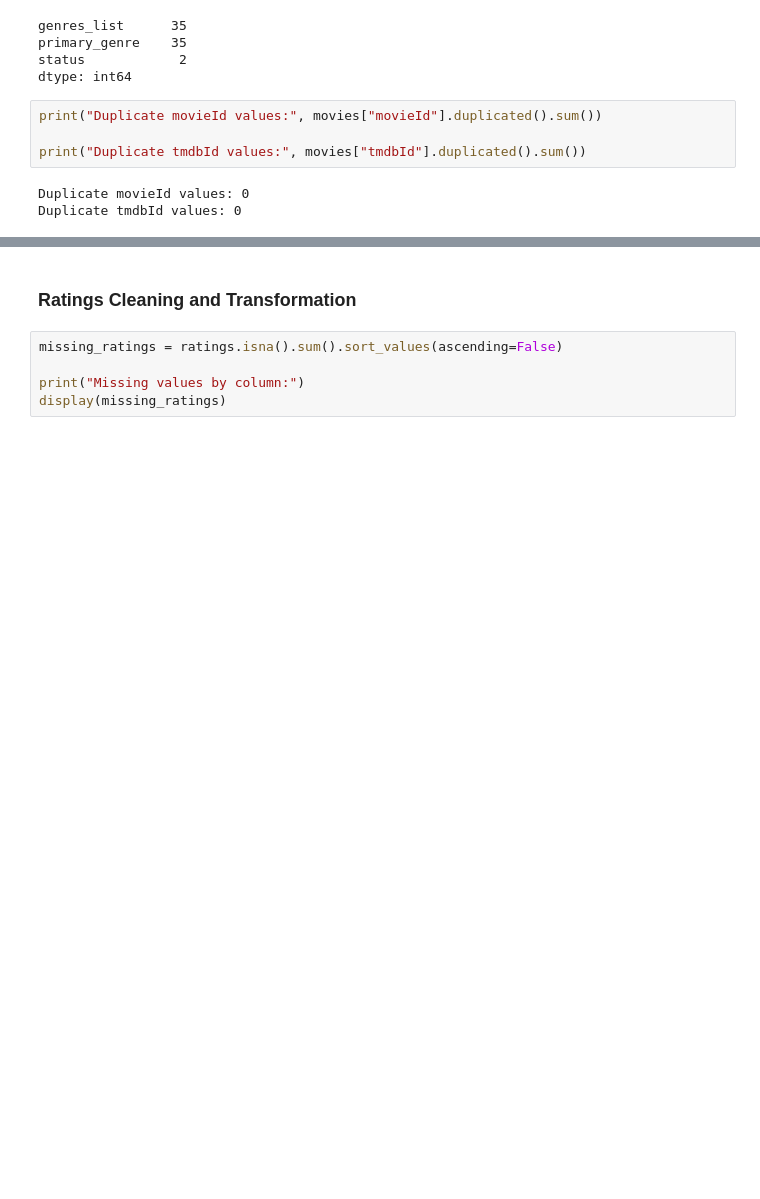
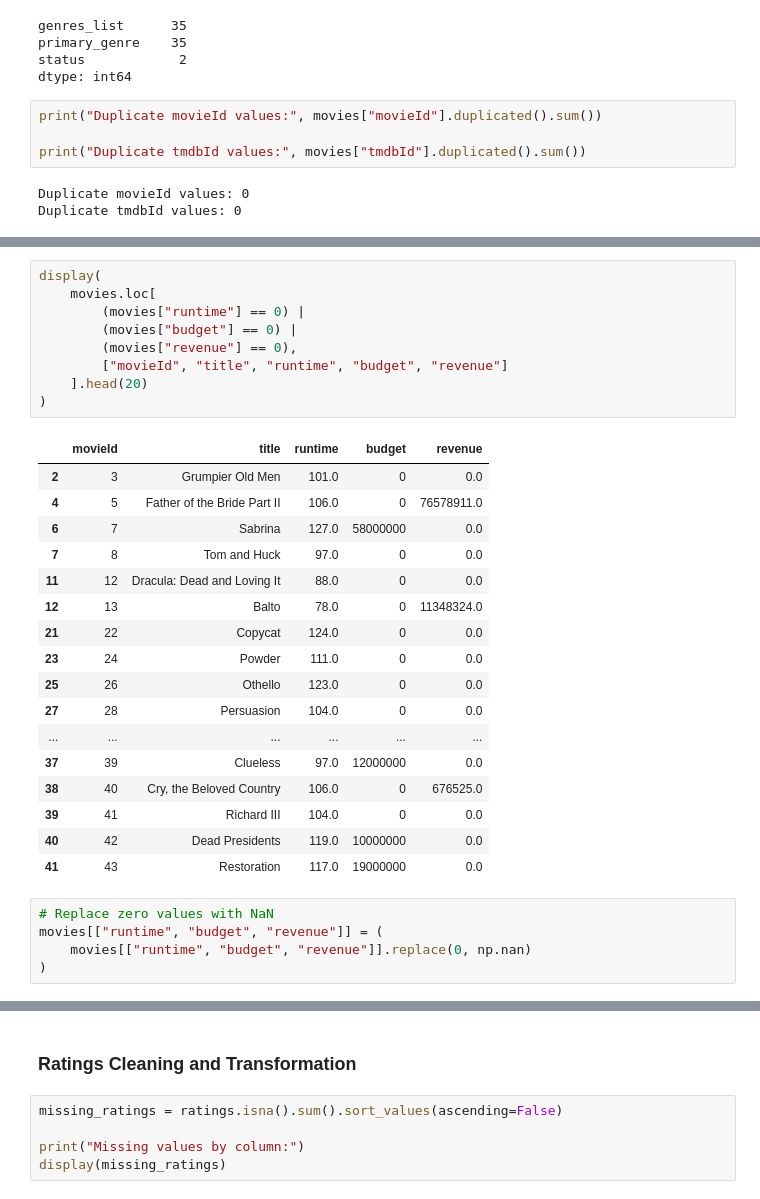
Before and after one commit to rubenruiz-gif/banban6003-project-option-1-movies-rubenruiz, a Jupyter notebook: notebooks/movies_project_starter.ipynb, the cells around one changed output, grey strips where cells are left out. Cells and saved outputs as stored; diff of their text form; blank space fills up the shorter version.

```diff
--- a/notebooks/movies_project_starter.ipynb
+++ b/notebooks/movies_project_starter.ipynb
@@ -624,0 +640,32 @@ Missing release dates: 0
+# %%
+display(
+    movies.loc[
+        (movies["runtime"] == 0) |
+        (movies["budget"] == 0) |
+        (movies["revenue"] == 0),
+        ["movieId", "title", "runtime", "budget", "revenue"]
+    ].head(20)
+)
+# %% [output]
+|  | movieId | title | runtime | budget | revenue |
+| 2 | 3 | Grumpier Old Men | 101.0 | 0 | 0.0 |
+| 4 | 5 | Father of the Bride Part II | 106.0 | 0 | 76578911.0 |
+| 6 | 7 | Sabrina | 127.0 | 58000000 | 0.0 |
+| 7 | 8 | Tom and Huck | 97.0 | 0 | 0.0 |
+| 11 | 12 | Dracula: Dead and Loving It | 88.0 | 0 | 0.0 |
+| 12 | 13 | Balto | 78.0 | 0 | 11348324.0 |
+| 21 | 22 | Copycat | 124.0 | 0 | 0.0 |
+| 23 | 24 | Powder | 111.0 | 0 | 0.0 |
+| 25 | 26 | Othello | 123.0 | 0 | 0.0 |
+| 27 | 28 | Persuasion | 104.0 | 0 | 0.0 |
+| ... | ... | ... | ... | ... | ... |
+| 37 | 39 | Clueless | 97.0 | 12000000 | 0.0 |
+| 38 | 40 | Cry, the Beloved Country | 106.0 | 0 | 676525.0 |
+| 39 | 41 | Richard III | 104.0 | 0 | 0.0 |
+| 40 | 42 | Dead Presidents | 119.0 | 10000000 | 0.0 |
+| 41 | 43 | Restoration | 117.0 | 19000000 | 0.0 |
+# %%
+# Replace zero values with NaN
+movies[["runtime", "budget", "revenue"]] = (
+    movies[["runtime", "budget", "revenue"]].replace(0, np.nan)
+)
```
Also changed, not shown: parts of 30 cells of this notebook, 1 other file.
